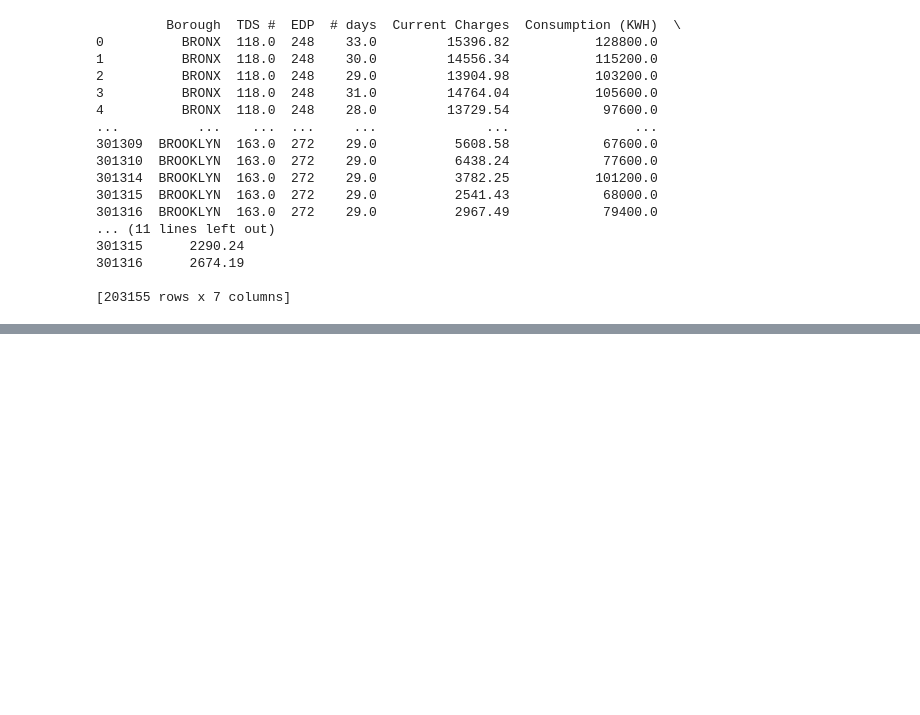
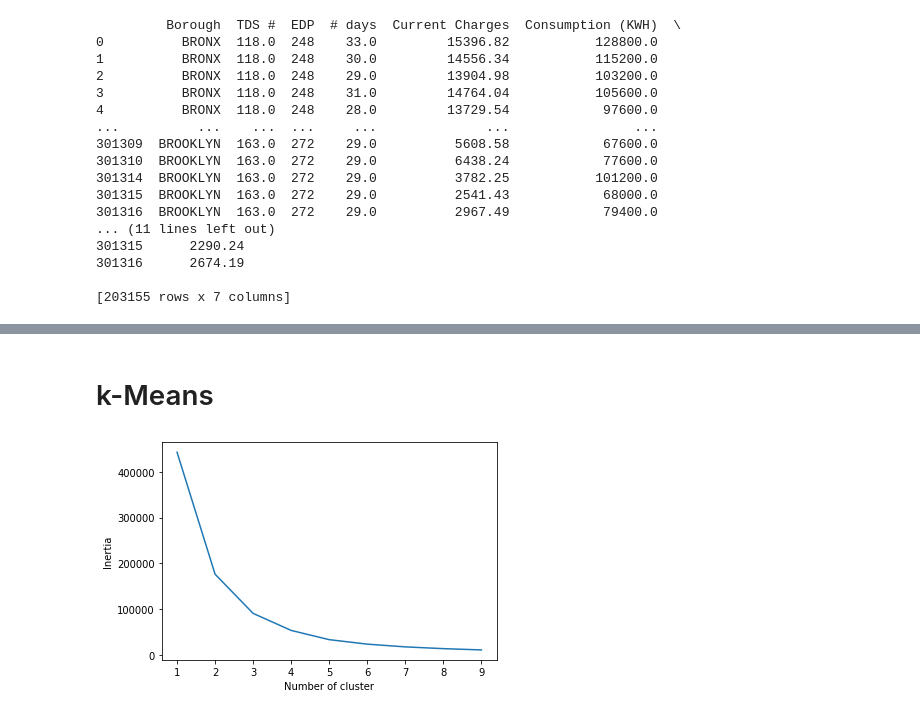
Before and after one commit to shewilliams/data71200su21, a Jupyter notebook: Project 1/Project 3 Notebook - Electric Consumption in NYCHA.ipynb, the cells around one changed output, grey strips where cells are left out. Saved outputs shown, nothing was run; the diff lists cells and outputs as text; code cells hidden in the pictures; blank space fills up the shorter version.

```diff
--- a/Project 1/Project 3 Notebook - Electric Consumption in NYCHA.ipynb
+++ b/Project 1/Project 3 Notebook - Electric Consumption in NYCHA.ipynb
@@ -345,0 +369,17 @@ plt.show()
+# %% [markdown]
+# k-Means
+# %%
+from sklearn.model_selection import StratifiedShuffleSplit
+from sklearn.cluster import KMeans
+
+inertiaVals = {}
+for k in range(1, 10):
+    kmeansTmp = KMeans(n_clusters=k, max_iter=1000).fit(X_train)
+    inertiaVals[k] = kmeansTmp.inertia_
+plt.figure()
+plt.plot(list(inertiaVals.keys()), list(inertiaVals.values()))
+plt.xlabel("Number of cluster")
+plt.ylabel("Inertia")
+plt.show()
+# %% [output]
+[figure, added]
```
Also changed, not shown: parts of 49 cells of this notebook.
